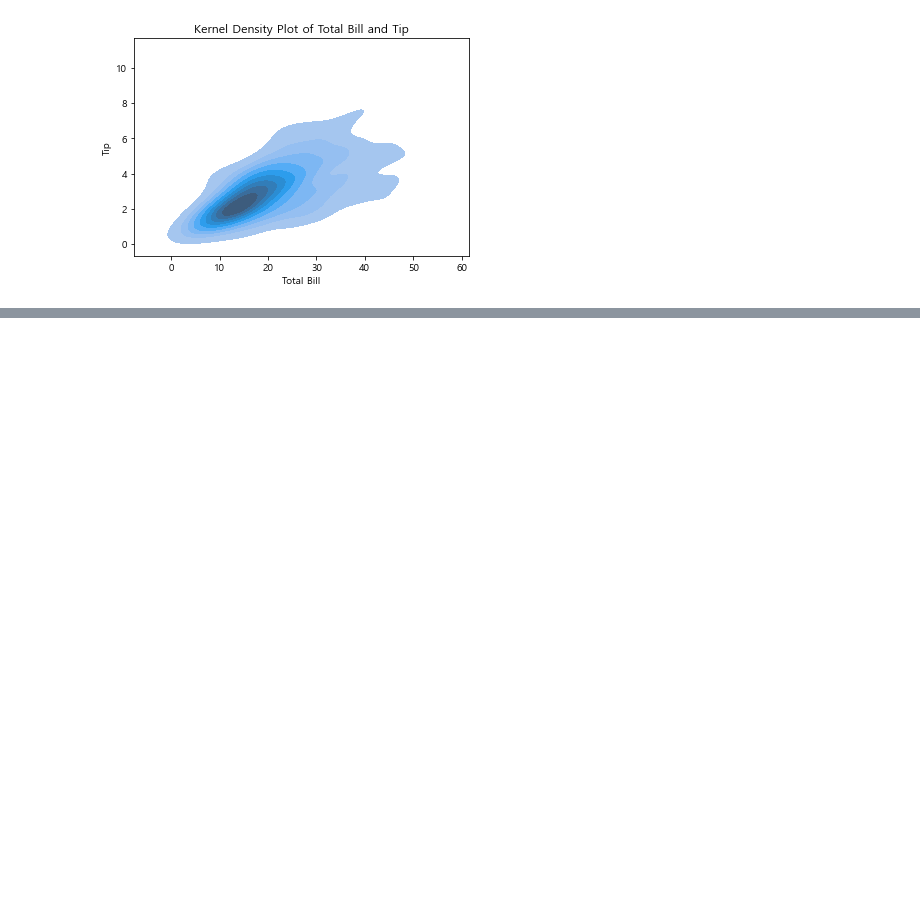
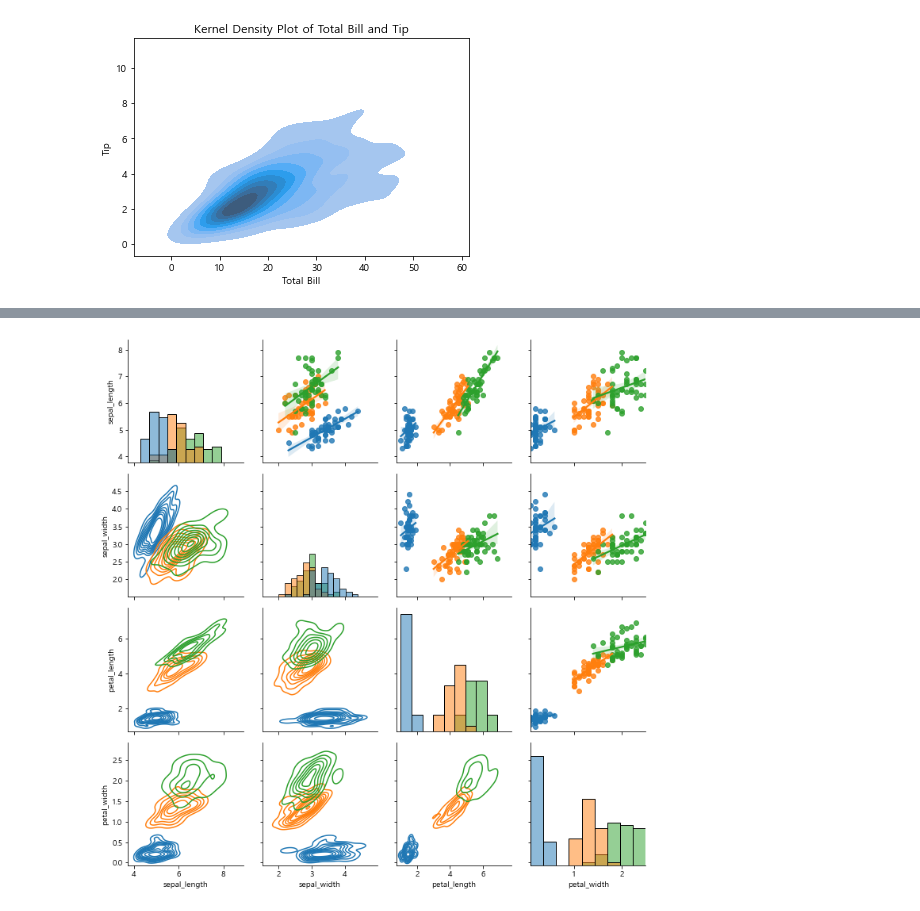
Before and after one commit to mindaylife/Data-Analysis-2021.11, a Jupyter notebook: 03.시각화/iris&tips.ipynb, the cells around one changed output, grey strips where cells are left out. Cells and saved outputs as stored; diff of their text form; code cells hidden in the pictures; blank space fills up the shorter version.

```diff
--- a/03.시각화/iris&tips.ipynb
+++ b/03.시각화/iris&tips.ipynb
@@ -85,0 +92,11 @@ Text(0, 0.5, 'Tip')
+# %%
+import warnings
+warnings.filterwarnings('ignore')
+
+pair_grid = sns.PairGrid(iris, hue='species')
+pair_grid = pair_grid.map_upper(sns.regplot)
+pair_grid = pair_grid.map_lower(sns.kdeplot)
+pair_grid = pair_grid.map_diag(sns.histplot)
+plt.show()
+# %% [output]
+[figure, added]
```
Also changed, not shown: parts of 5 cells of this notebook, 1 other file.
